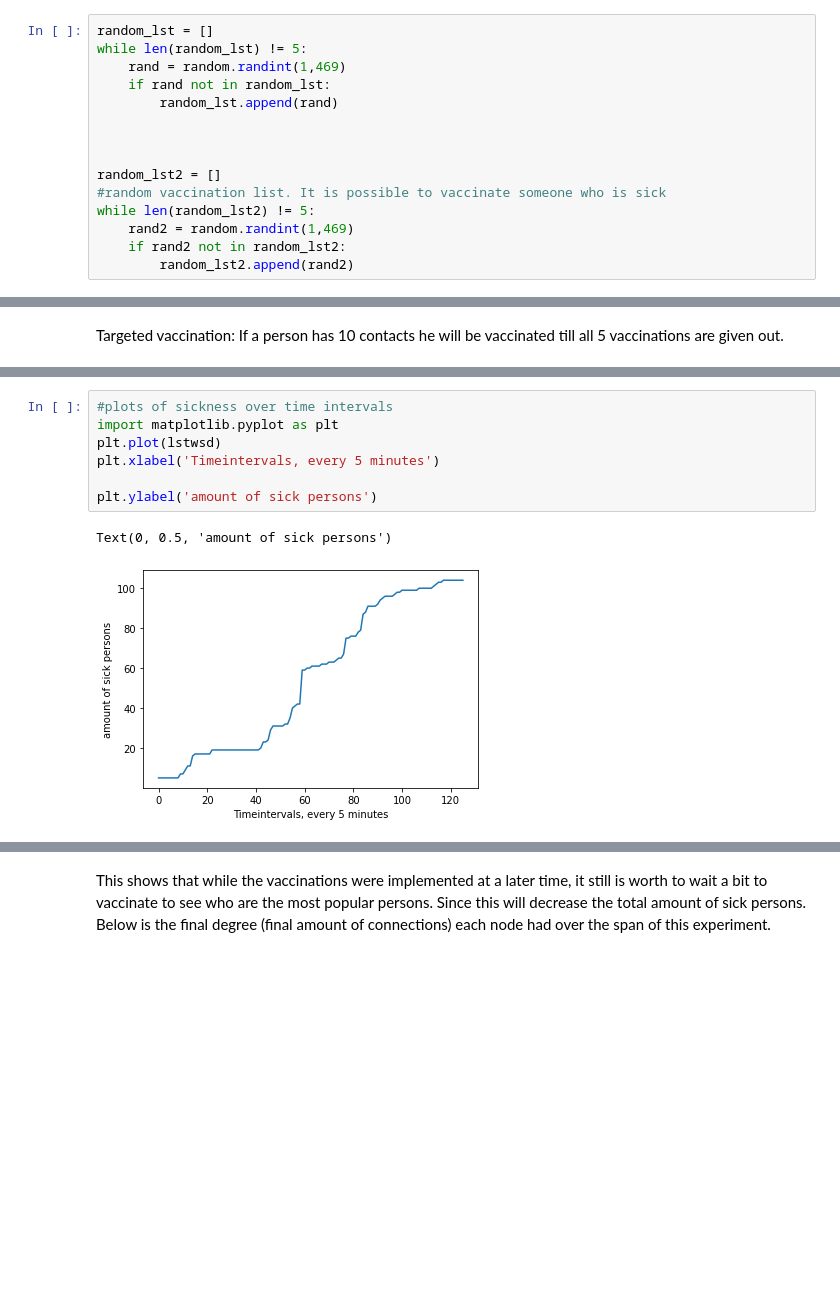
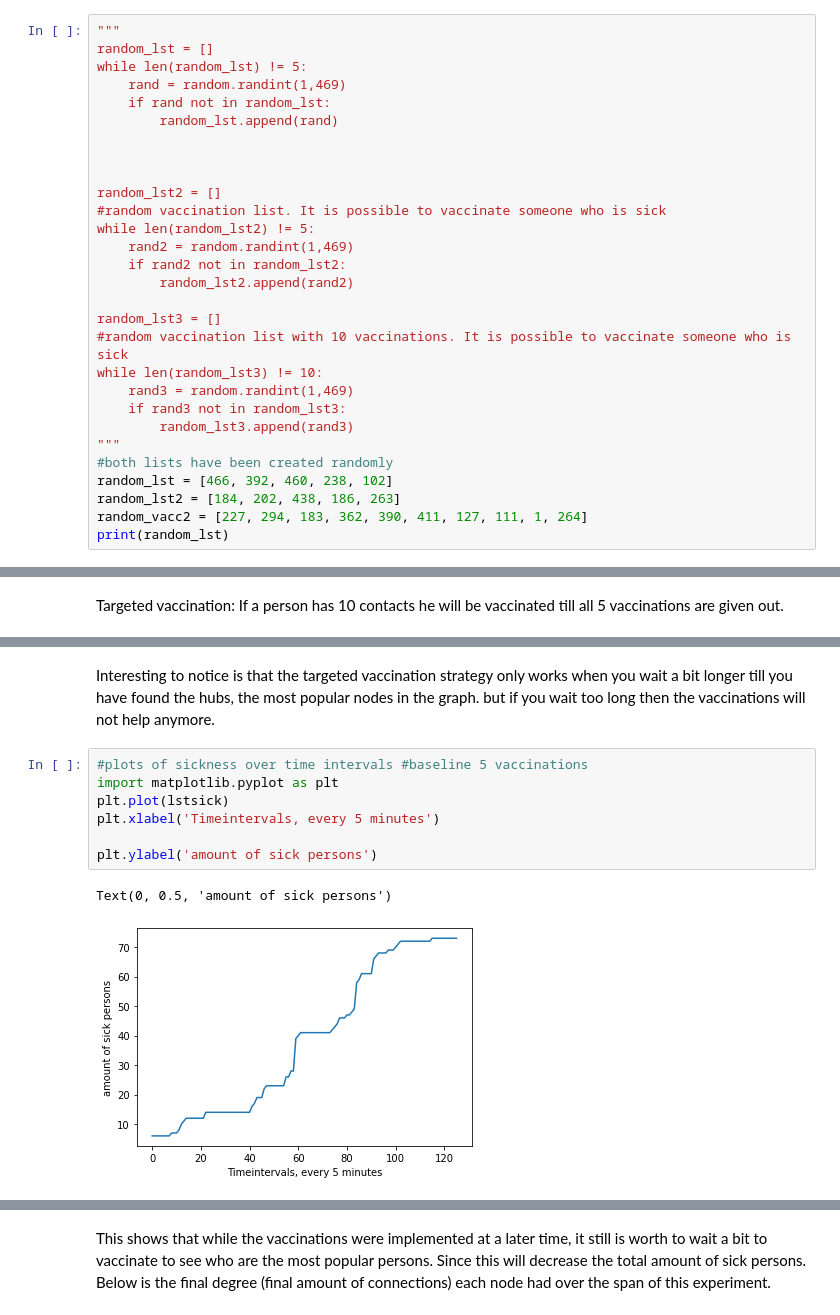
Before and after one commit to Serg99io/MRWP-repo, a Jupyter notebook: Project.ipynb, the cells around one changed output, grey strips where cells are left out. Saved outputs shown, nothing was run; the diff lists cells and outputs as text; blank space fills up the shorter version.

```diff
--- a/Project.ipynb
+++ b/Project.ipynb
@@ -36,6 +36,7 @@ print(df_kissler2.head)
 
 [575 rows x 2 columns]>
 # %%
+"""
 random_lst = []
 while len(random_lst) != 5:
     rand = random.randint(1,469)
@@ -50,3 +51,16 @@ while len(random_lst2) != 5:
     rand2 = random.randint(1,469)
     if rand2 not in random_lst2:
         random_lst2.append(rand2)
+
+random_lst3 = []
+#random vaccination list with 10 vaccinations. It is possible to vaccinate someone who is sick
+while len(random_lst3) != 10:
+    rand3 = random.randint(1,469)
+    if rand3 not in random_lst3:
+        random_lst3.append(rand3)
+"""
+#both lists have been created randomly
+random_lst = [466, 392, 460, 238, 102]
+random_lst2 = [184, 202, 438, 186, 263]
+random_vacc2 = [227, 294, 183, 362, 390, 411, 127, 111, 1, 264]
+print(random_lst)
@@ -263,10 +308,12 @@ print(lstwsd_2) #amount of sick people at each time interval
+# %% [markdown]
+Interesting to notice is that the targeted vaccination strategy only works when you wait a bit longer till you have found the hubs, the most popular nodes in the graph. but if you wait too long then the vaccinations will not help anymore.
 # %%
-#plots of sickness over time intervals
+#plots of sickness over time intervals #baseline 5 vaccinations
 import matplotlib.pyplot as plt
-plt.plot(lstwsd)
+plt.plot(lstsick)
 plt.xlabel('Timeintervals, every 5 minutes')
 
 plt.ylabel('amount of sick persons')
 # %% [output]
 Text(0, 0.5, 'amount of sick persons')
-[figure, old version]
+[figure, new version]
```
Also changed, not shown: parts of 12 cells of this notebook.
